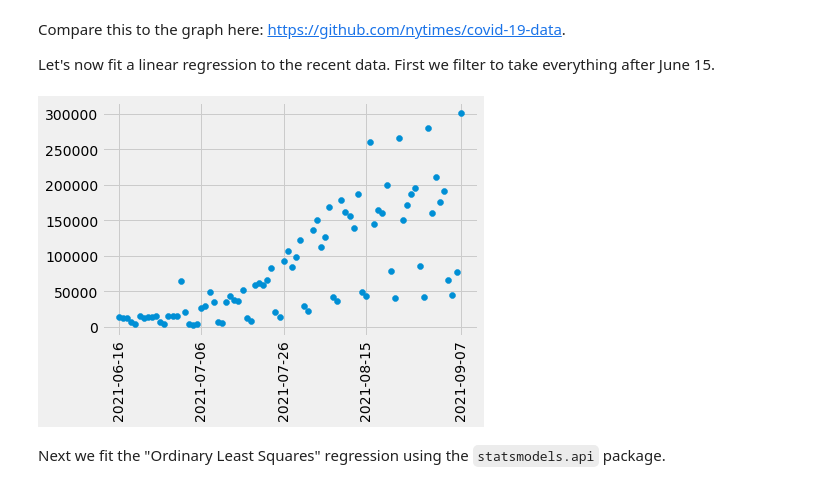
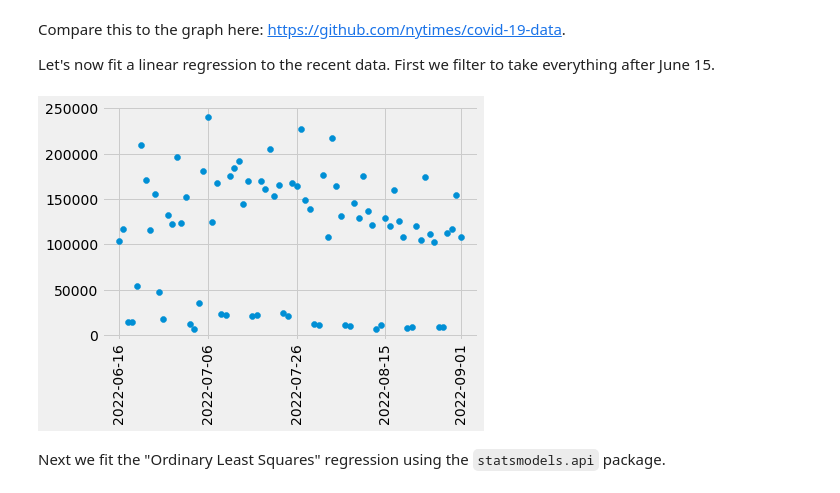
Before and after one commit to YData123/sds265-fa22, a Jupyter notebook: demos/covid-trends/covid-trends.ipynb, the cells around one changed output. Drawn from its saved outputs; the diff is of its cells as text; code cells hidden in the pictures.

```diff
--- a/demos/covid-trends/covid-trends.ipynb
+++ b/demos/covid-trends/covid-trends.ipynb
@@ -119,13 +120,13 @@ Compare this to the graph here: [https://github.com/nytimes/covid-19-data](https
 
 Let's now fit a linear regression to the recent data. First we filter to take everything after June 15.
 # %%
-recent = cvd19[(cvd19.index > '2021-06-15') & (cvd19.index < '2021-09-09')]
+recent = cvd19[(cvd19.index > '2022-06-15') & (cvd19.index < '2022-09-09')]
 y = recent['new cases']
 dates = recent.index
 plt.scatter(dates, y)
 _ = plt.xticks(dates[[0, 20, 40, 60, len(dates)-1]], rotation=90)
 # %% [output]
-[figure, old version]
+[figure, new version]
 # %% [markdown]
 Next we fit the "Ordinary Least Squares" regression using the `statsmodels.api` package.
 # %%
```
Also changed, not shown: parts of 6 cells of this notebook, 1 other file.
